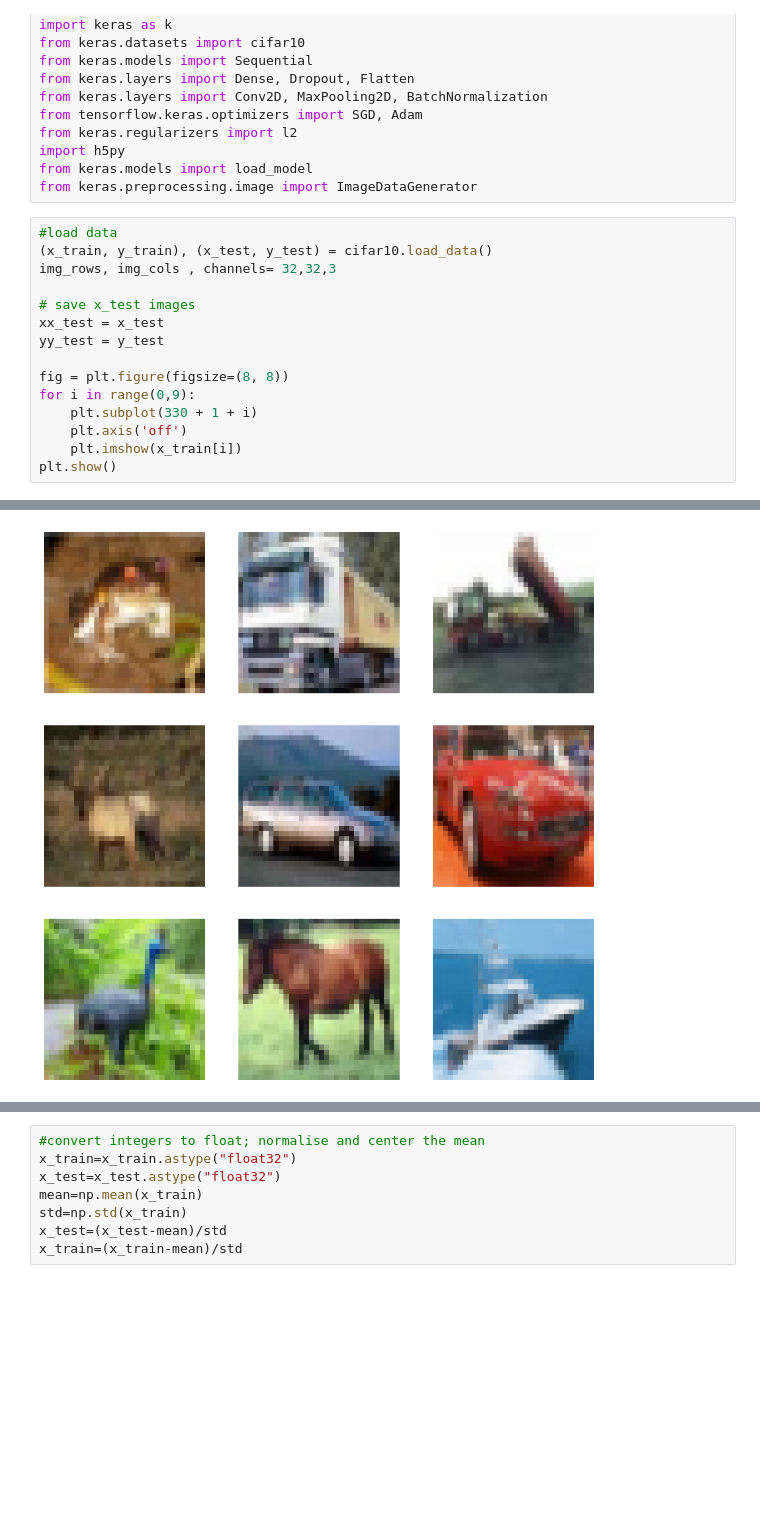
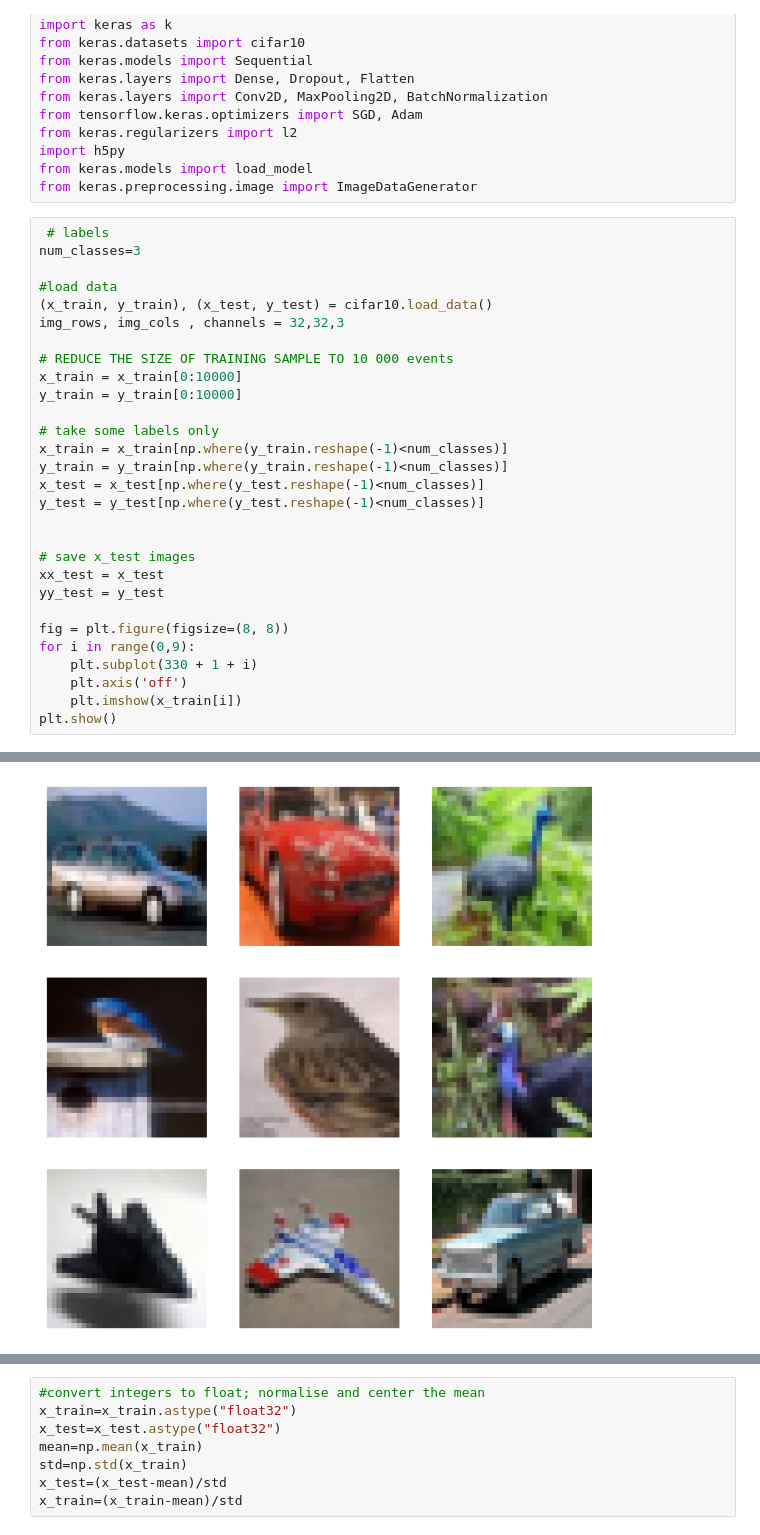
Before and after one commit to marcinwolter/Machine-learning-KISD-2023, a Jupyter notebook: lecture7.ipynb, the cells around one changed output, grey strips where cells are left out. Cells and saved outputs as stored; diff of their text form; blank space fills up the shorter version.

```diff
--- a/lecture7.ipynb
+++ b/lecture7.ipynb
@@ -99,9 +99,23 @@ import h5py
 from keras.models import load_model
 from keras.preprocessing.image import ImageDataGenerator
 # %%
+ # labels
+num_classes=3
+
 #load data
 (x_train, y_train), (x_test, y_test) = cifar10.load_data()
-img_rows, img_cols , channels= 32,32,3
+img_rows, img_cols , channels = 32,32,3
+
+# REDUCE THE SIZE OF TRAINING SAMPLE TO 10 000 events
+x_train = x_train[0:10000]
+y_train = y_train[0:10000]
+
+# take some labels only
+x_train = x_train[np.where(y_train.reshape(-1)<num_classes)]
+y_train = y_train[np.where(y_train.reshape(-1)<num_classes)]
+x_test = x_test[np.where(y_test.reshape(-1)<num_classes)]
+y_test = y_test[np.where(y_test.reshape(-1)<num_classes)]
+
 
 # save x_test images
 xx_test = x_test
@@ -119,4 +131,4 @@ Downloading data from https://www.cs.toronto.edu/~kriz/cifar-10-python.tar.gz
-[figure, old version]
+[figure, new version]
 # %%
 #reshape into images
 x_train = x_train.reshape(x_train.shape[0], img_rows, img_cols, channels)
```
Also changed, not shown: parts of 39 cells of this notebook.
